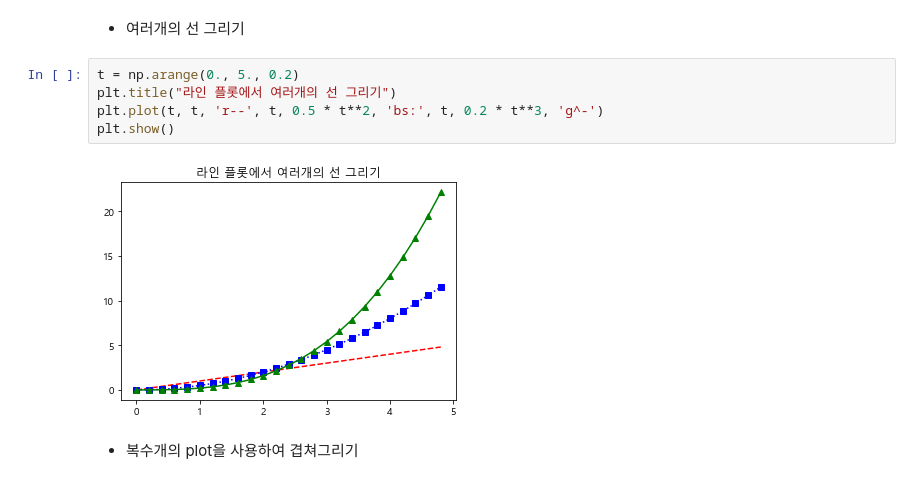
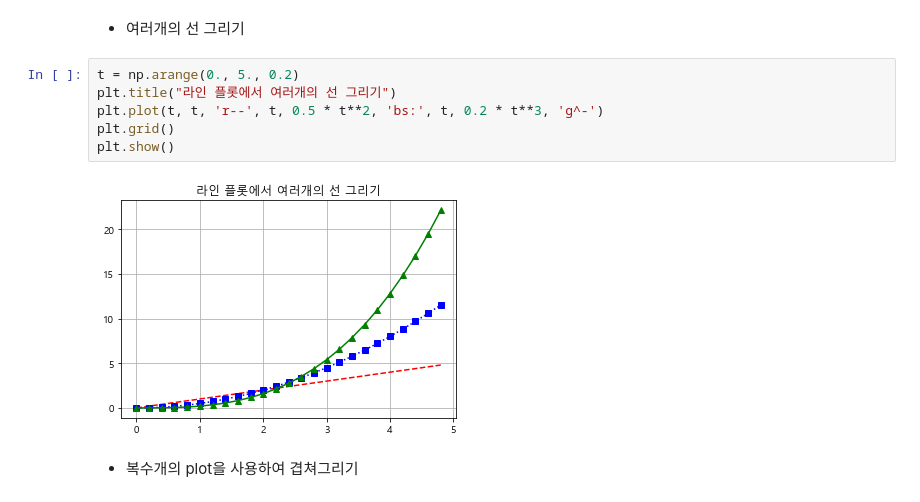
Before and after one commit to Hipenguin1/DataAnalysis2, a Jupyter notebook: 03.matplotlib/02_라인플롯.ipynb, the cells around one changed output. Saved outputs shown, nothing was run; the diff lists cells and outputs as text.

```diff
--- a/03.matplotlib/02_라인플롯.ipynb
+++ b/03.matplotlib/02_라인플롯.ipynb
@@ -90,9 +98,10 @@ plt.show()
 # %%
 t = np.arange(0., 5., 0.2)
 plt.title("라인 플롯에서 여러개의 선 그리기")
 plt.plot(t, t, 'r--', t, 0.5 * t**2, 'bs:', t, 0.2 * t**3, 'g^-')
+plt.grid()
 plt.show()
 # %% [output]
-[figure, old version]
+[figure, new version]
 # %% [markdown]
 - 복수개의 plot을 사용하여 겹쳐그리기
```
Also changed, not shown: parts of 7 cells of this notebook.
